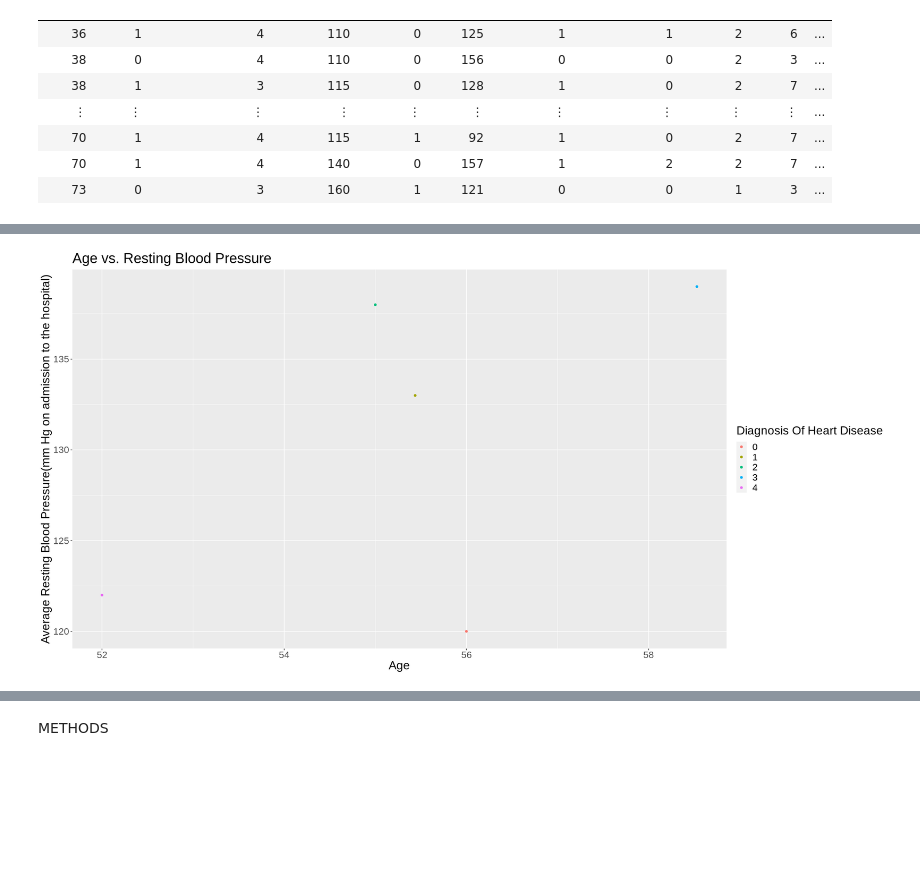
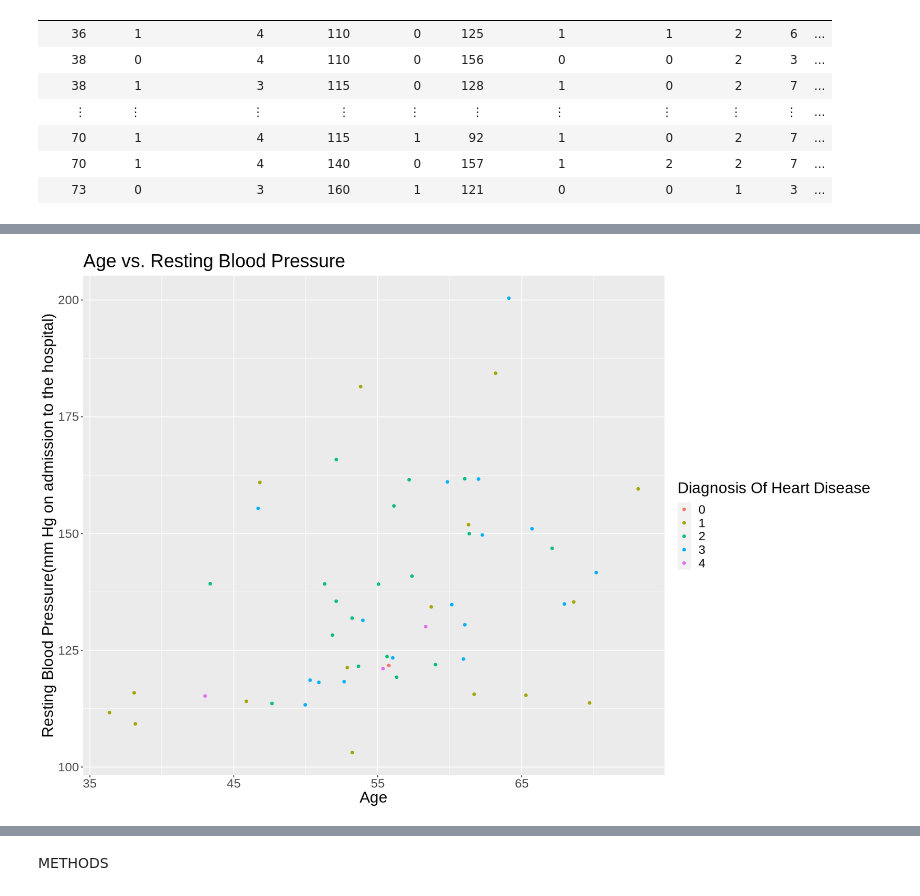
Before and after one commit to camirr/Heart-Disease-Data-Set-Case-Study, a Jupyter notebook: Project_proposal.ipynb, the cells around one changed output, grey strips where cells are left out. Saved outputs shown, nothing was run; the diff lists cells and outputs as text; code cells hidden in the pictures; blank space fills up the shorter version.

Commit message:
Redrew two plots (correct version)

```diff
--- a/Project_proposal.ipynb
+++ b/Project_proposal.ipynb
@@ -77,17 +79,18 @@ A tibble: 5 × 5
 # %%
 # Plot for age vs. resting blood pressure
 
-options(repr.plot.width = 20, repr.plot.height = 10)
+options(repr.plot.width = 15, repr.plot.height = 10)
 
-resting_BP_plot <- heart_disease_data_sum %>%
-                    ggplot(aes(x = avg_age, y = avg_resting_BP, color = diagnosis))+
-                    geom_point()+
-                    labs(x = "Age", y = "Average Resting Blood Pressure(mm Hg on admission to the hospital)", colour = "Diagnosis Of Heart Disease")+
+resting_BP_plot <- heart_disease_data %>%
+                    ggplot(aes(x = age, y = resting_BP, color = diagnosis))+
+                    geom_point(position = "jitter")+
+                    labs(x = "Age", y = "Resting Blood Pressure(mm Hg on admission to the hospital)", colour = "Diagnosis Of Heart Disease")+
                     ggtitle("Age vs. Resting Blood Pressure")+
-                    theme(text = element_text(size = 20))
+                    theme(text = element_text(size = 20))+
+                    scale_y_continuous(labels = scales::comma)
 resting_BP_plot
 # %% [output]
-[figure, old version]
+[figure, new version]
 # %%
 # Plot for age vs. maximum heart rate achieved
 
```
Also changed, not shown: parts of 2 cells of this notebook.
